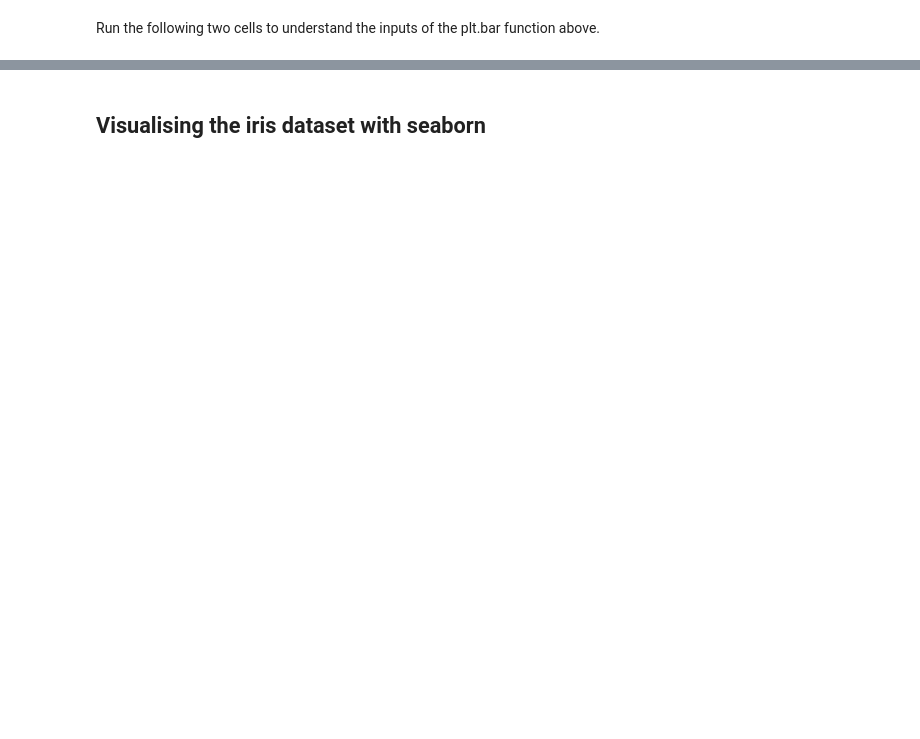
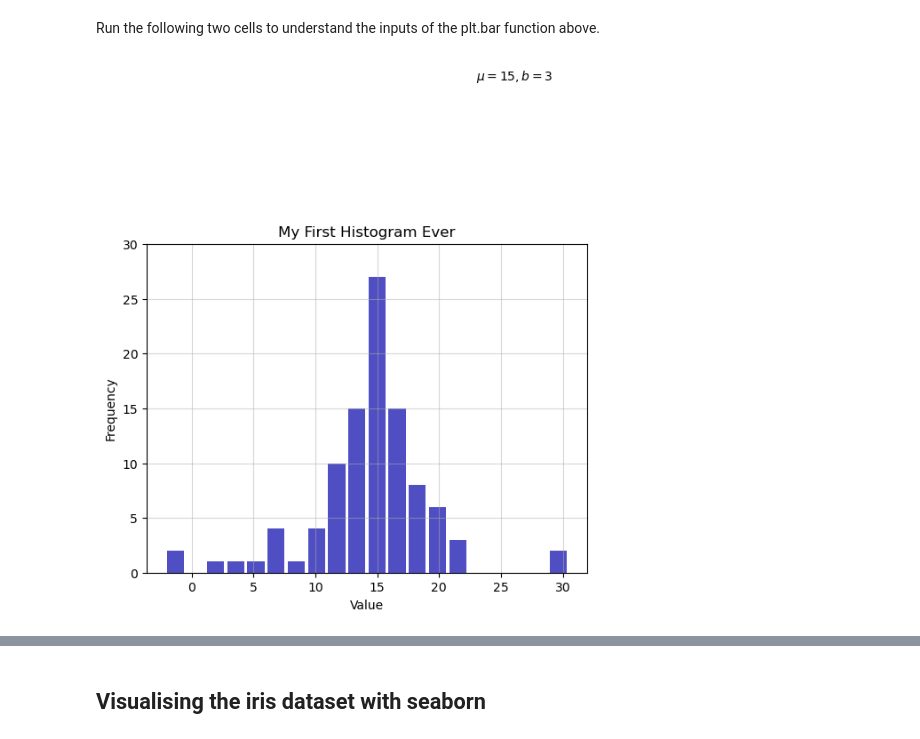
Before and after one commit to patricbarca/IOD17Feb25, a Jupyter notebook: IOD_Lab-1.1.1.ipynb, the cells around one changed output, grey strips where cells are left out. Cells and saved outputs as stored; diff of their text form; code cells hidden in the pictures; blank space fills up the shorter version.

```diff
--- a/IOD_Lab-1.1.1.ipynb
+++ b/IOD_Lab-1.1.1.ipynb
@@ -137,19 +242,21 @@ np.arange(2*len(array1))[::2]+1
 # %%
 # Histogram Code
 # Create an array of a random Laplace distribution (a type of random number generator)
-??? = np.random.laplace(loc=15, scale=3, size=100)
+d = np.random.laplace(loc=15, scale=3, size=100)
 # Create a histogram using plt.hist()
-n, bins, patches = plt.hist(x=???, bins='auto', color='#0504aa',
+n, bins, patches = plt.hist(x=d, bins='auto', color='#0504aa',
                             alpha=0.7, rwidth=0.85)
 # Set grid for x and y
 # set transperancy of the grid using alpha=0.5
-plt.grid(axis='???', ???)
-plt.grid(axis='???,' ???)
+plt.grid(axis='both', alpha=0.5)
+plt.grid(axis='both', alpha=0.5)
 plt.xlabel('Value')
 plt.ylabel('Frequency')
 plt.title('My First Histogram Ever')
 plt.text(23, 45, r'$\mu=15, b=3$')
 maxfreq = n.max()
 # Set a clean upper y-axis limit.
 plt.ylim(ymax=np.ceil(maxfreq / 10) * 10 if maxfreq % 10 else maxfreq + 10)
 plt.show()
+# %% [output]
+[figure, added]
```
Also changed, not shown: parts of 26 cells of this notebook.
